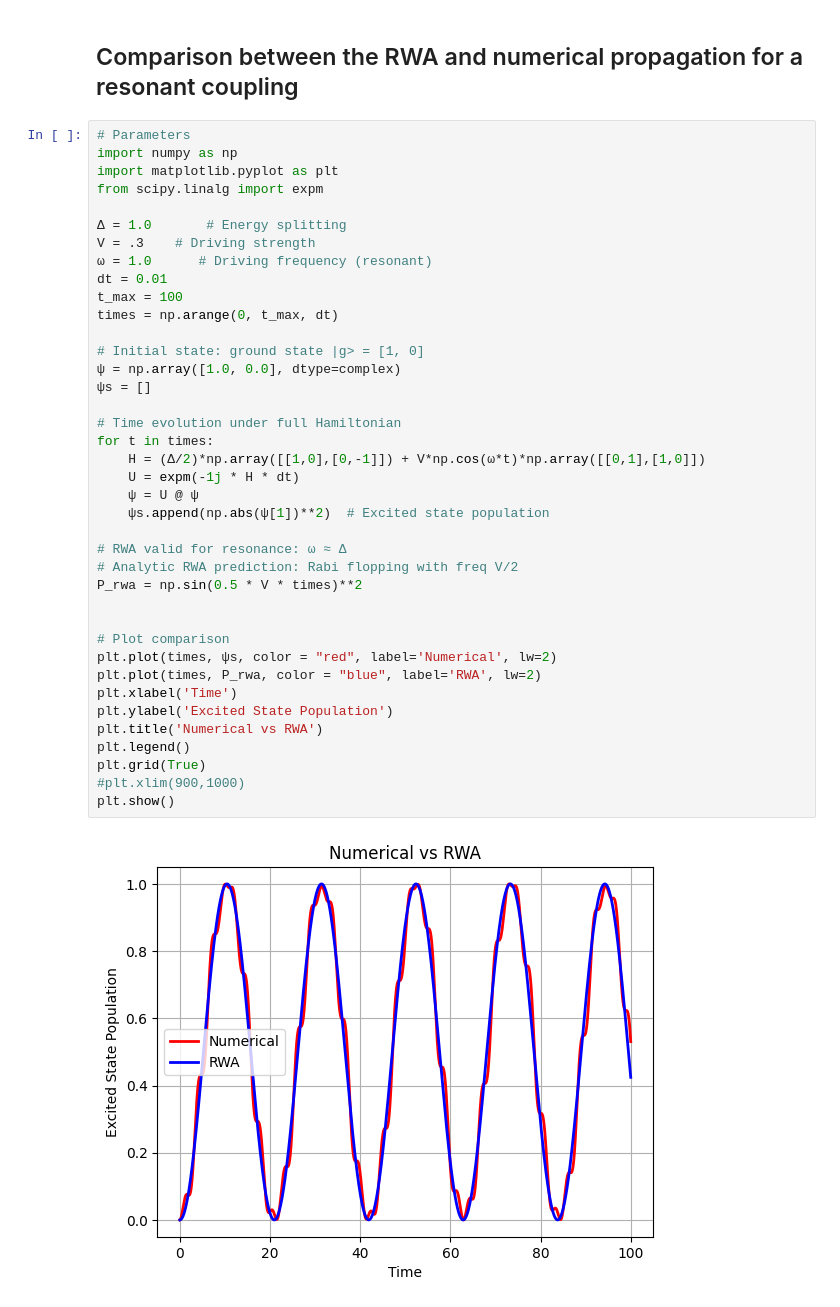
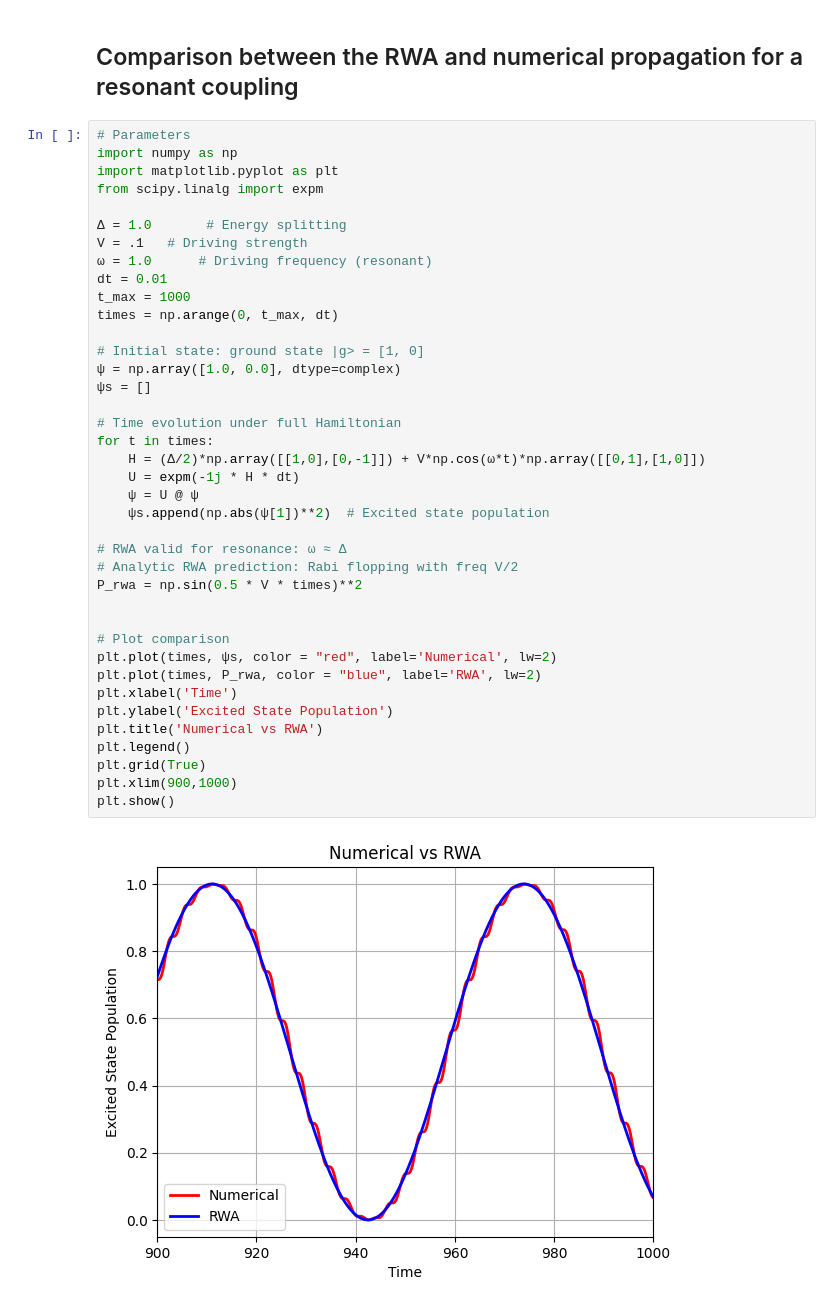
Before and after one commit to rolandmitric/Quantum_Dynamics_2025, a Jupyter notebook: rotating_wave.ipynb, the cells around one changed output. Cells and saved outputs as stored; diff of their text form.

```diff
--- a/rotating_wave.ipynb
+++ b/rotating_wave.ipynb
@@ -428,37 +482,37 @@ import matplotlib.pyplot as plt
 from scipy.linalg import expm
 
 Δ = 1.0       # Energy splitting
-V = .3    # Driving strength
+V = .1   # Driving strength
 ω = 1.0      # Driving frequency (resonant)
 dt = 0.01
-t_max = 100
+t_max = 1000
 times = np.arange(0, t_max, dt)
 
 # Initial state: ground state |g> = [1, 0]
 ψ = np.array([1.0, 0.0], dtype=complex)
 ψs = []
 
 # Time evolution under full Hamiltonian
 for t in times:
     H = (Δ/2)*np.array([[1,0],[0,-1]]) + V*np.cos(ω*t)*np.array([[0,1],[1,0]])
     U = expm(-1j * H * dt)
     ψ = U @ ψ
     ψs.append(np.abs(ψ[1])**2)  # Excited state population
 
 # RWA valid for resonance: ω ≈ Δ
 # Analytic RWA prediction: Rabi flopping with freq V/2
 P_rwa = np.sin(0.5 * V * times)**2
 
 
 # Plot comparison
 plt.plot(times, ψs, color = "red", label='Numerical', lw=2)
 plt.plot(times, P_rwa, color = "blue", label='RWA', lw=2)
 plt.xlabel('Time')
 plt.ylabel('Excited State Population')
 plt.title('Numerical vs RWA')
 plt.legend()
 plt.grid(True)
-#plt.xlim(900,1000)
+plt.xlim(900,1000)
 plt.show()
 # %% [output]
-[figure, old version]
+[figure, new version]
```
Also changed, not shown: parts of 6 cells of this notebook, 48 other files.
